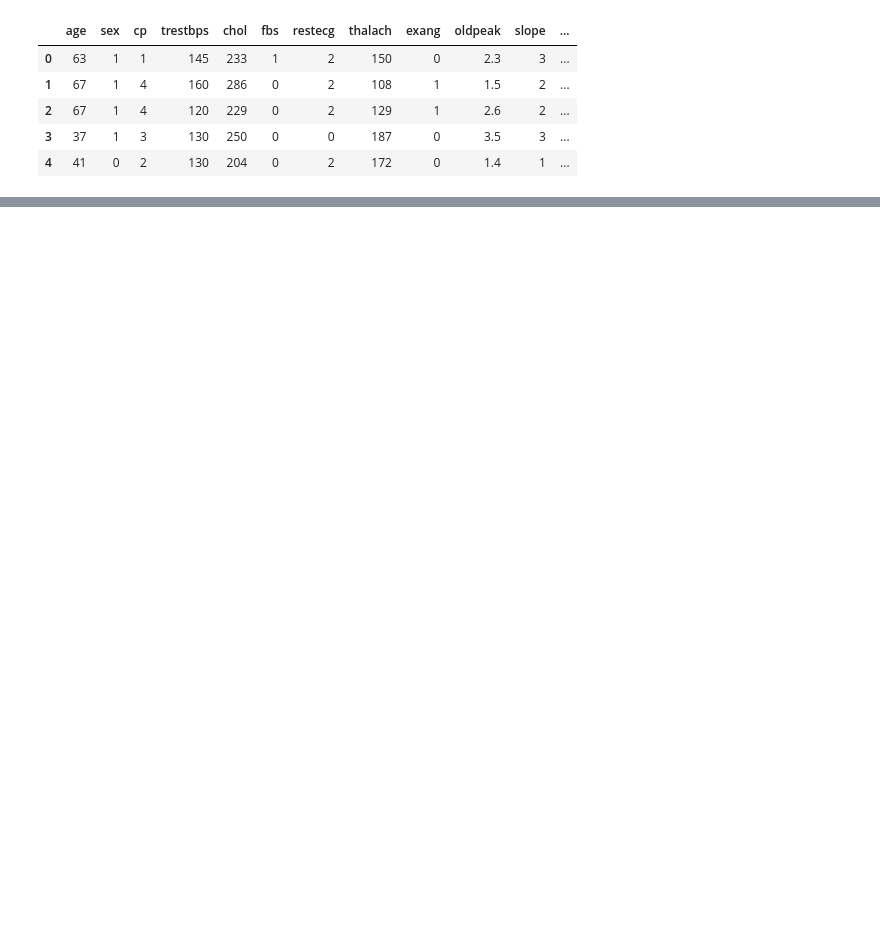
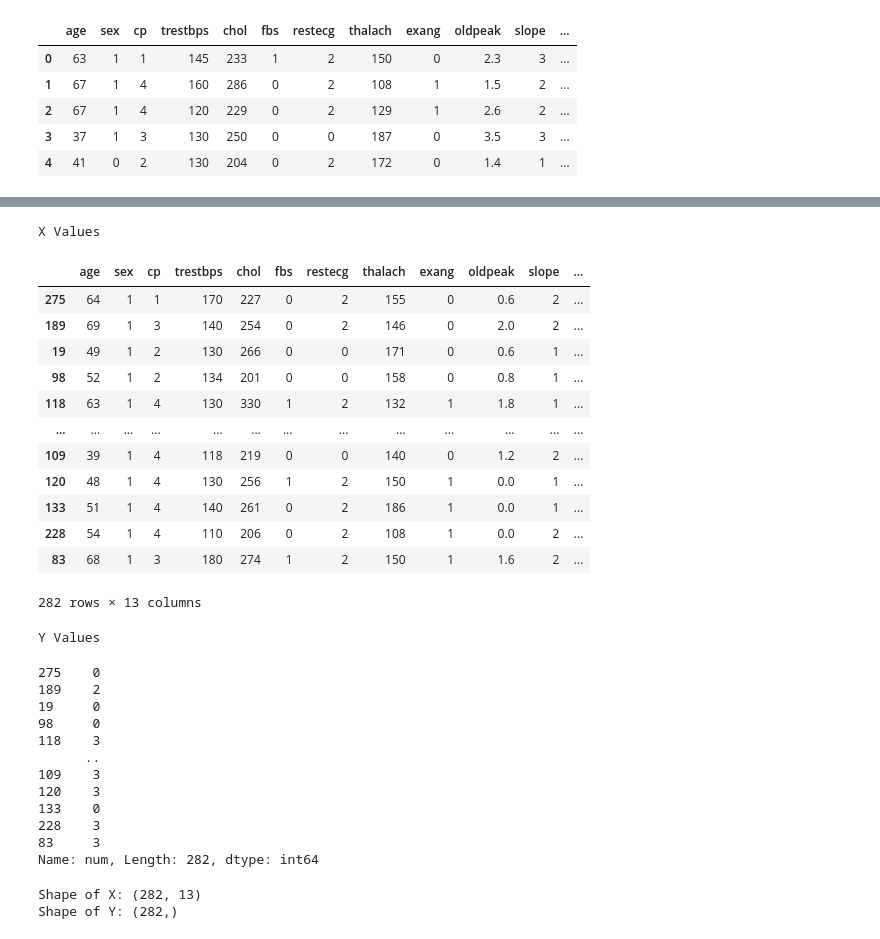
Before and after one commit to Meivenkatkumar/ensembledetection, a Jupyter notebook: ann/ann.ipynb, the cells around one changed output, grey strips where cells are left out. Saved outputs shown, nothing was run; the diff lists cells and outputs as text; code cells hidden in the pictures; blank space fills up the shorter version.

```diff
--- a/ann/ann.ipynb
+++ b/ann/ann.ipynb
@@ -275,0 +100,4 @@ Accuracy of Test Dataset 100.0 %
+# %%
+data = data.dropna()
+
+data.shape
@@ -275,0 +116,41 @@ Accuracy of Test Dataset 100.0 %
+# %%
+X_df = data.copy()
+Y_df = X_df.pop('num')
+
+print('X Values')
+display(X_df)
+print('Y Values')
+display(Y_df)
+
+print('Shape of X:', X_df.shape)
+print('Shape of Y:', Y_df.shape)
+# %% [output]
+X Values
+|  | age | sex | cp | trestbps | chol | fbs | restecg | thalach | exang | oldpeak | slope | ... |
+| 275 | 64 | 1 | 1 | 170 | 227 | 0 | 2 | 155 | 0 | 0.6 | 2 | ... |
+| 189 | 69 | 1 | 3 | 140 | 254 | 0 | 2 | 146 | 0 | 2.0 | 2 | ... |
+| 19 | 49 | 1 | 2 | 130 | 266 | 0 | 0 | 171 | 0 | 0.6 | 1 | ... |
+| 98 | 52 | 1 | 2 | 134 | 201 | 0 | 0 | 158 | 0 | 0.8 | 1 | ... |
+| 118 | 63 | 1 | 4 | 130 | 330 | 1 | 2 | 132 | 1 | 1.8 | 1 | ... |
+| ... | ... | ... | ... | ... | ... | ... | ... | ... | ... | ... | ... | ... |
+| 109 | 39 | 1 | 4 | 118 | 219 | 0 | 0 | 140 | 0 | 1.2 | 2 | ... |
+| 120 | 48 | 1 | 4 | 130 | 256 | 1 | 2 | 150 | 1 | 0.0 | 1 | ... |
+| 133 | 51 | 1 | 4 | 140 | 261 | 0 | 2 | 186 | 1 | 0.0 | 1 | ... |
+| 228 | 54 | 1 | 4 | 110 | 206 | 0 | 2 | 108 | 1 | 0.0 | 2 | ... |
+| 83 | 68 | 1 | 3 | 180 | 274 | 1 | 2 | 150 | 1 | 1.6 | 2 | ... |
+282 rows × 13 columns
+Y Values
+275    0
+189    2
+19     0
+98     0
+118    3
+      ..
+109    3
+120    3
+133    0
+228    3
+83     3
+Name: num, Length: 282, dtype: int64
+Shape of X: (282, 13)
+Shape of Y: (282,)
```
Also changed, not shown: parts of 36 cells of this notebook.
